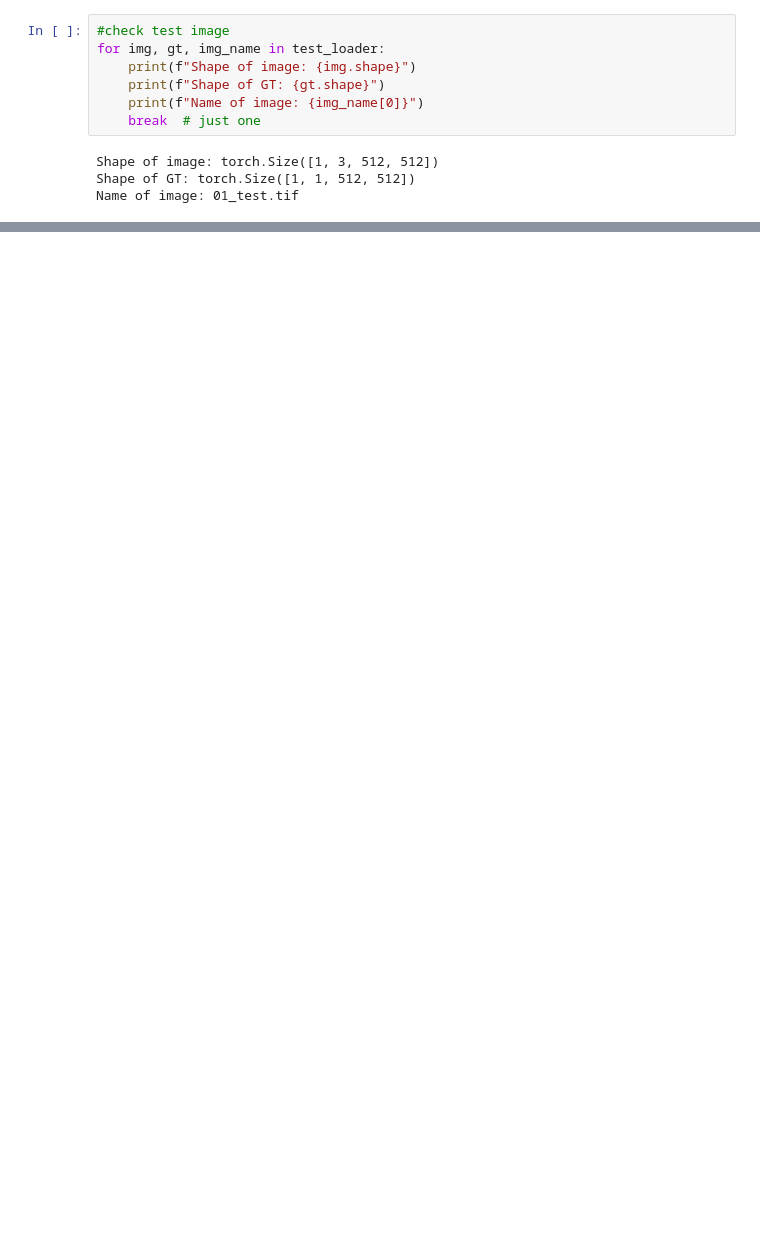
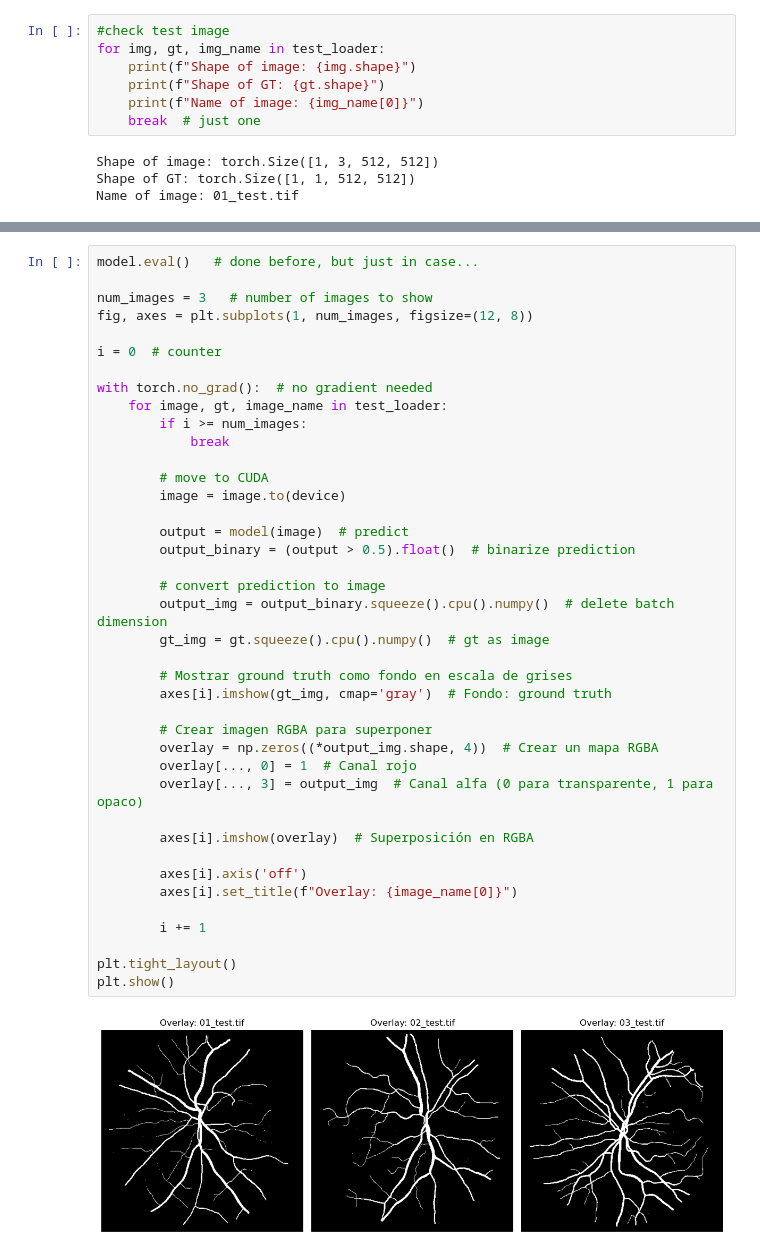
Before and after one commit to javserjod/unet_vig_segmentation, a Jupyter notebook: train_test.ipynb, the cells around one changed output, grey strips where cells are left out. Cells and saved outputs as stored; diff of their text form; blank space fills up the shorter version.

```diff
--- a/train_test.ipynb
+++ b/train_test.ipynb
@@ -409 +533,43 @@ plt.show()
+# %%
+model.eval()   # done before, but just in case...
+
+num_images = 3   # number of images to show
+fig, axes = plt.subplots(1, num_images, figsize=(12, 8))
+
+i = 0  # counter
+
+with torch.no_grad():  # no gradient needed
+    for image, gt, image_name in test_loader:
+        if i >= num_images:
+            break
+
+        # move to CUDA
+        image = image.to(device)
+
+        output = model(image)  # predict
+        output_binary = (output > 0.5).float()  # binarize prediction
+
+        # convert prediction to image
+        output_img = output_binary.squeeze().cpu().numpy()  # delete batch dimension
+        gt_img = gt.squeeze().cpu().numpy()  # gt as image
+
+        # Mostrar ground truth como fondo en escala de grises
+        axes[i].imshow(gt_img, cmap='gray')  # Fondo: ground truth
+
+        # Crear imagen RGBA para superponer
+        overlay = np.zeros((*output_img.shape, 4))  # Crear un mapa RGBA
+        overlay[..., 0] = 1  # Canal rojo
+        overlay[..., 3] = output_img  # Canal alfa (0 para transparente, 1 para opaco)
+
+        axes[i].imshow(overlay)  # Superposición en RGBA
+
+        axes[i].axis('off')
+        axes[i].set_title(f"Overlay: {image_name[0]}")
+
+        i += 1
+
+plt.tight_layout()
+plt.show()
+# %% [output]
+[figure, added]
 # %% [markdown]
```
Also changed, not shown: parts of 22 cells of this notebook, 9 other files.
